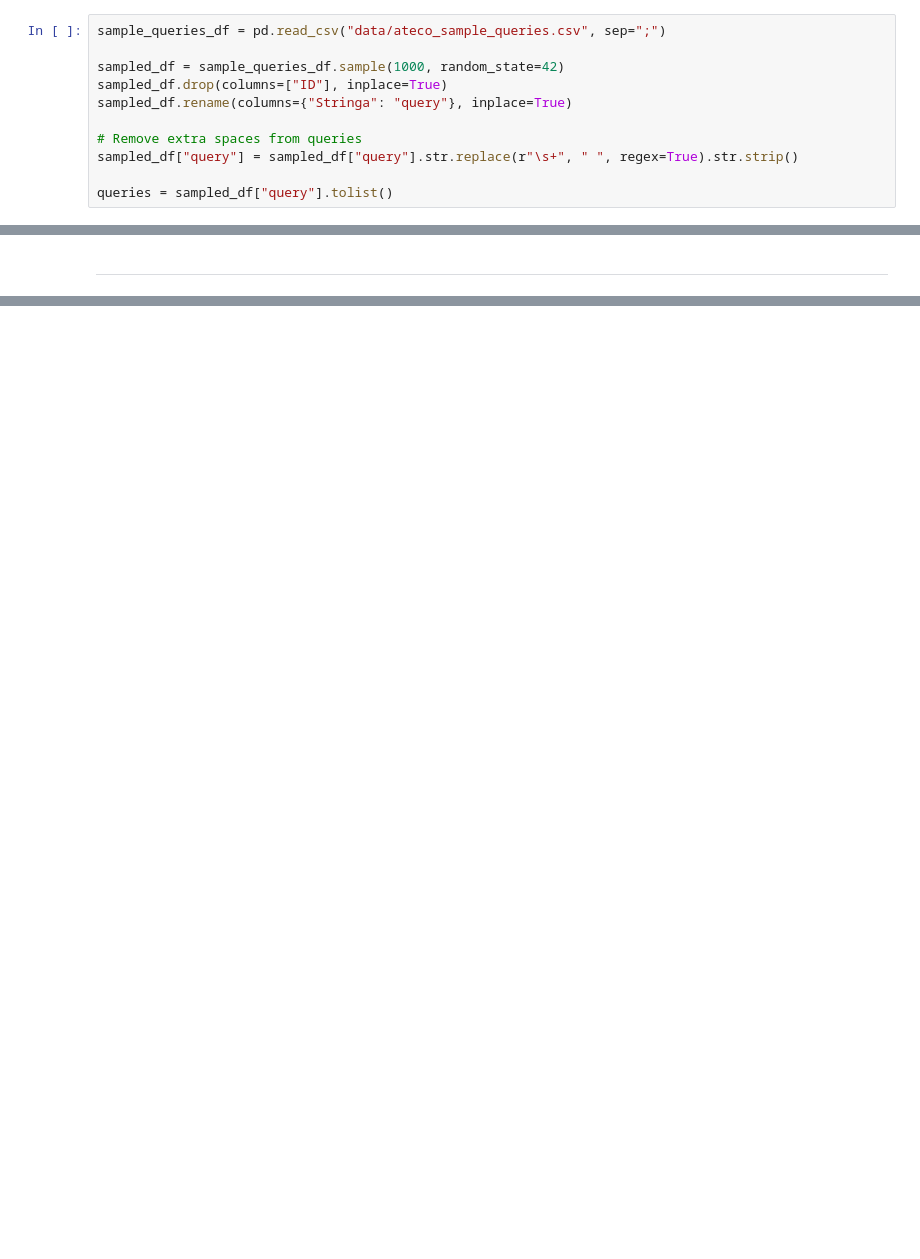
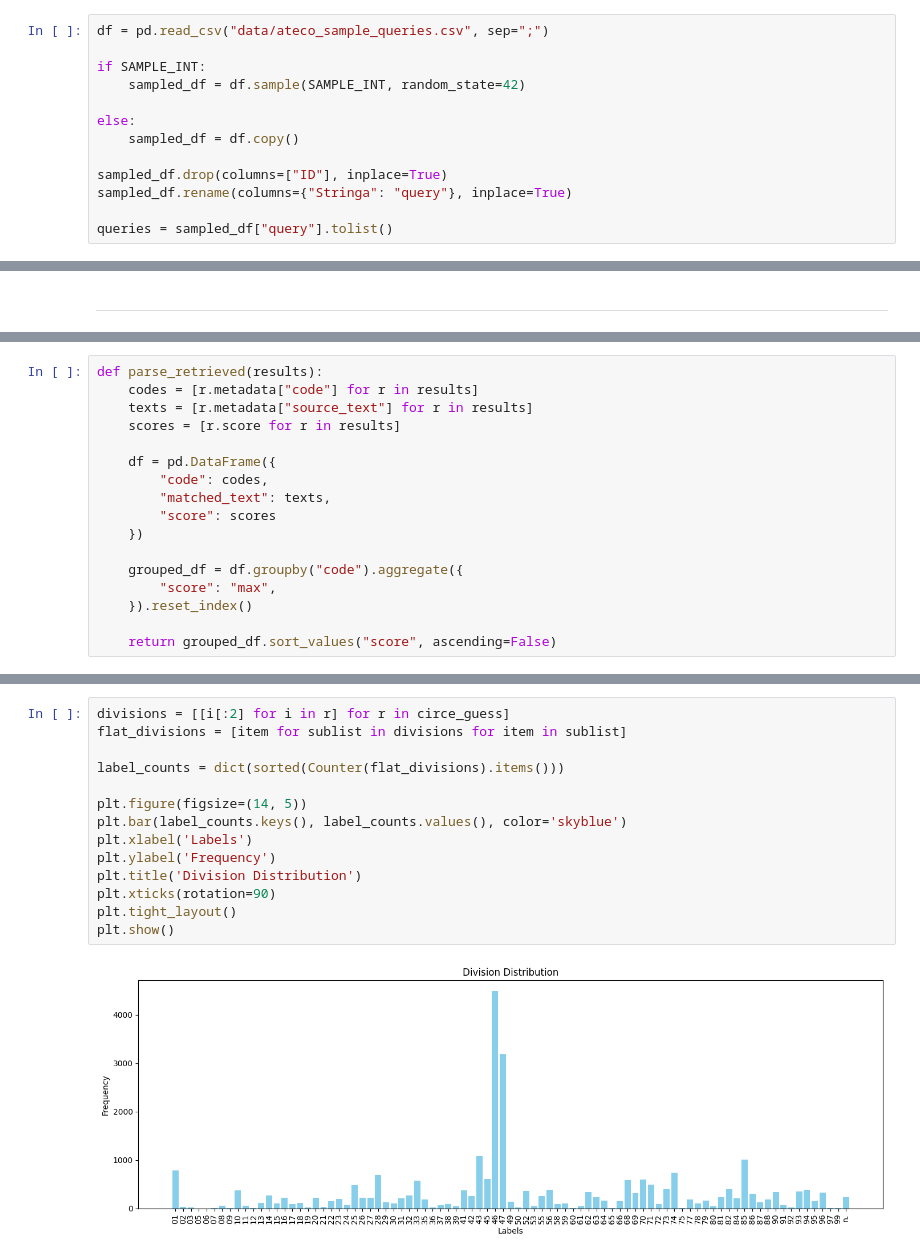
Before and after one commit to mauroIstat/ateco-playground, a Jupyter notebook: circe_vs_semantic.ipynb, the cells around one changed output, grey strips where cells are left out. Cells and saved outputs as stored; diff of their text form; blank space fills up the shorter version.

Commit message:
Update CIRCE vs Semantic

```diff
--- a/circe_vs_semantic.ipynb
+++ b/circe_vs_semantic.ipynb
@@ -62,11 +52,13 @@ if MERGE_DESCS:
 # %%
-sample_queries_df = pd.read_csv("data/ateco_sample_queries.csv", sep=";")
+df = pd.read_csv("data/ateco_sample_queries.csv", sep=";")
 
-sampled_df = sample_queries_df.sample(1000, random_state=42)
+if SAMPLE_INT:
+    sampled_df = df.sample(SAMPLE_INT, random_state=42)
+
+else:
+    sampled_df = df.copy()
+
 sampled_df.drop(columns=["ID"], inplace=True)
 sampled_df.rename(columns={"Stringa": "query"}, inplace=True)
 
-# Remove extra spaces from queries
-sampled_df["query"] = sampled_df["query"].str.replace(r"\s+", " ", regex=True).str.strip()
-
 queries = sampled_df["query"].tolist()
@@ -118,0 +116,17 @@ First, we create the knowledge base for the ATECO 2022 classification.
+# %%
+def parse_retrieved(results):
+    codes = [r.metadata["code"] for r in results]
+    texts = [r.metadata["source_text"] for r in results]
+    scores = [r.score for r in results]
+
+    df = pd.DataFrame({
+        "code": codes,
+        "matched_text": texts,
+        "score": scores
+    })
+
+    grouped_df = df.groupby("code").aggregate({
+        "score": "max",
+    }).reset_index()
+
+    return grouped_df.sort_values("score", ascending=False)
@@ -193,0 +234,16 @@ export_df.to_csv("analysis/ateco_2022_circe_vs_semantic.csv", index=False, sep="
+# %%
+divisions = [[i[:2] for i in r] for r in circe_guess]
+flat_divisions = [item for sublist in divisions for item in sublist]
+
+label_counts = dict(sorted(Counter(flat_divisions).items()))
+
+plt.figure(figsize=(14, 5))
+plt.bar(label_counts.keys(), label_counts.values(), color='skyblue')
+plt.xlabel('Labels')
+plt.ylabel('Frequency')
+plt.title('Division Distribution')
+plt.xticks(rotation=90)
+plt.tight_layout()
+plt.show()
+# %% [output]
+[figure, added]
```
Also changed, not shown: parts of 43 cells of this notebook.
